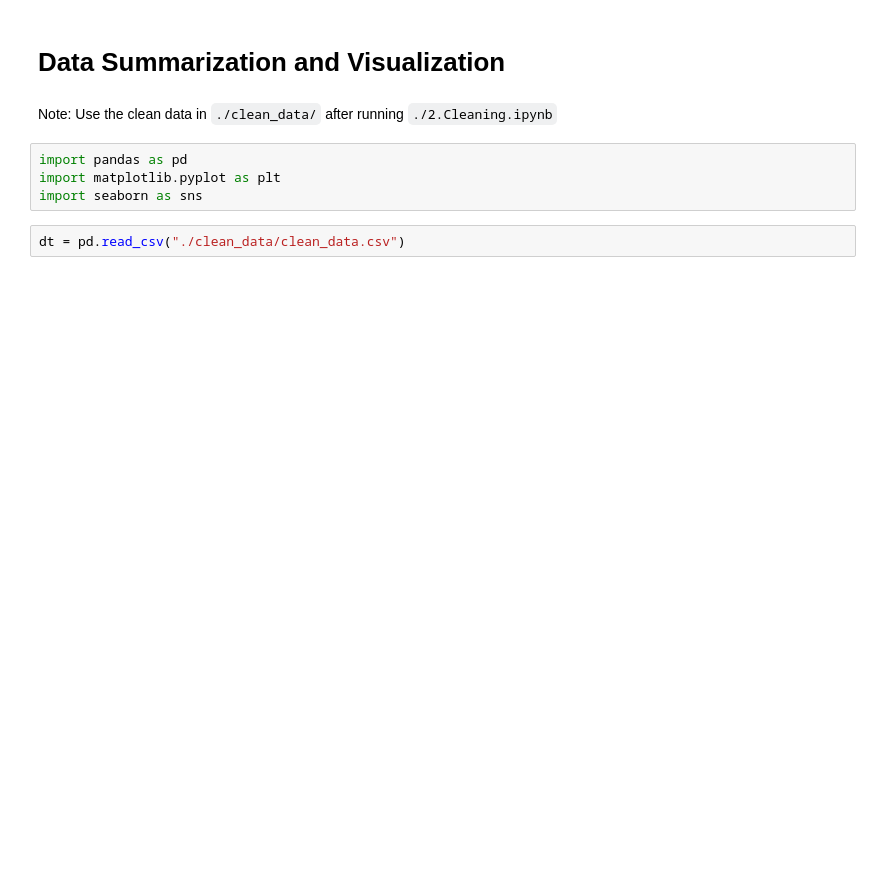
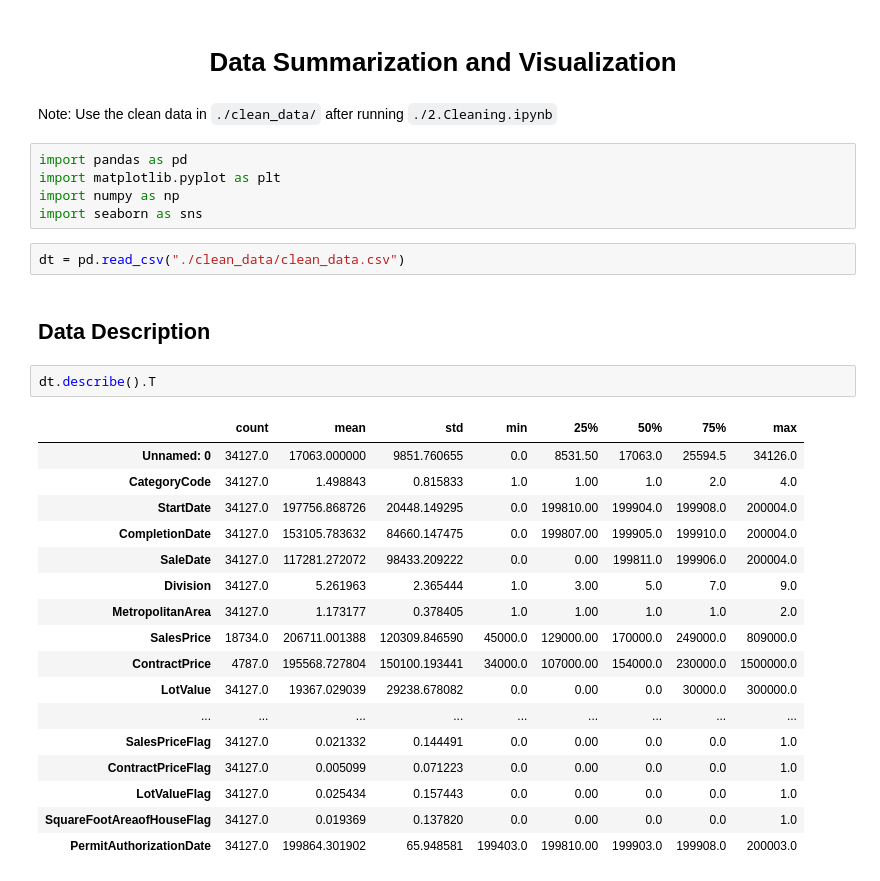
Before and after one commit to gassergalalali/MST-IST-5520-SP2020-Group-7, a Jupyter notebook: Milestone 2/3.SummarizationAndVisualization.ipynb, the cells around one changed output. Saved outputs shown, nothing was run; the diff lists cells and outputs as text; blank space fills up the shorter version.

```diff
--- a/Milestone 2/3.SummarizationAndVisualization.ipynb
+++ b/Milestone 2/3.SummarizationAndVisualization.ipynb
@@ -1,10 +1,33 @@
 # %% [markdown]
-# Data Summarization and Visualization
+<h1 align="center"> Data Summarization and Visualization </h1>
 # %% [markdown]
 Note: Use the clean data in `./clean_data/` after running `./2.Cleaning.ipynb`
 # %%
 import pandas as pd
 import matplotlib.pyplot as plt
+import numpy as np
 import seaborn as sns
 # %%
 dt = pd.read_csv("./clean_data/clean_data.csv")
+# %% [markdown]
+## Data Description
+# %%
+dt.describe().T
+# %% [output]
+|  | count | mean | std | min | 25% | 50% | 75% | max |
+| Unnamed: 0 | 34127.0 | 17063.000000 | 9851.760655 | 0.0 | 8531.50 | 17063.0 | 25594.5 | 34126.0 |
+| CategoryCode | 34127.0 | 1.498843 | 0.815833 | 1.0 | 1.00 | 1.0 | 2.0 | 4.0 |
+| StartDate | 34127.0 | 197756.868726 | 20448.149295 | 0.0 | 199810.00 | 199904.0 | 199908.0 | 200004.0 |
+| CompletionDate | 34127.0 | 153105.783632 | 84660.147475 | 0.0 | 199807.00 | 199905.0 | 199910.0 | 200004.0 |
+| SaleDate | 34127.0 | 117281.272072 | 98433.209222 | 0.0 | 0.00 | 199811.0 | 199906.0 | 200004.0 |
+| Division | 34127.0 | 5.261963 | 2.365444 | 1.0 | 3.00 | 5.0 | 7.0 | 9.0 |
+| MetropolitanArea | 34127.0 | 1.173177 | 0.378405 | 1.0 | 1.00 | 1.0 | 1.0 | 2.0 |
+| SalesPrice | 18734.0 | 206711.001388 | 120309.846590 | 45000.0 | 129000.00 | 170000.0 | 249000.0 | 809000.0 |
+| ContractPrice | 4787.0 | 195568.727804 | 150100.193441 | 34000.0 | 107000.00 | 154000.0 | 230000.0 | 1500000.0 |
+| LotValue | 34127.0 | 19367.029039 | 29238.678082 | 0.0 | 0.00 | 0.0 | 30000.0 | 300000.0 |
+| ... | ... | ... | ... | ... | ... | ... | ... | ... |
+| SalesPriceFlag | 34127.0 | 0.021332 | 0.144491 | 0.0 | 0.00 | 0.0 | 0.0 | 1.0 |
+| ContractPriceFlag | 34127.0 | 0.005099 | 0.071223 | 0.0 | 0.00 | 0.0 | 0.0 | 1.0 |
+| LotValueFlag | 34127.0 | 0.025434 | 0.157443 | 0.0 | 0.00 | 0.0 | 0.0 | 1.0 |
+| SquareFootAreaofHouseFlag | 34127.0 | 0.019369 | 0.137820 | 0.0 | 0.00 | 0.0 | 0.0 | 1.0 |
+| PermitAuthorizationDate | 34127.0 | 199864.301902 | 65.948581 | 199403.0 | 199810.00 | 199903.0 | 199908.0 | 200003.0 |
```
Also changed, not shown: parts of 13 cells of this notebook.
